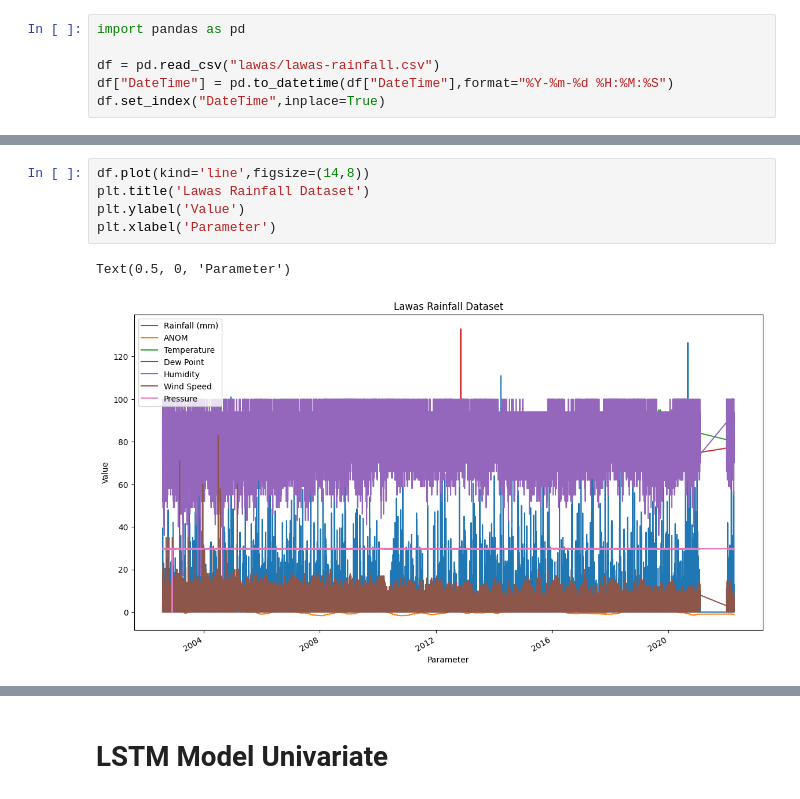
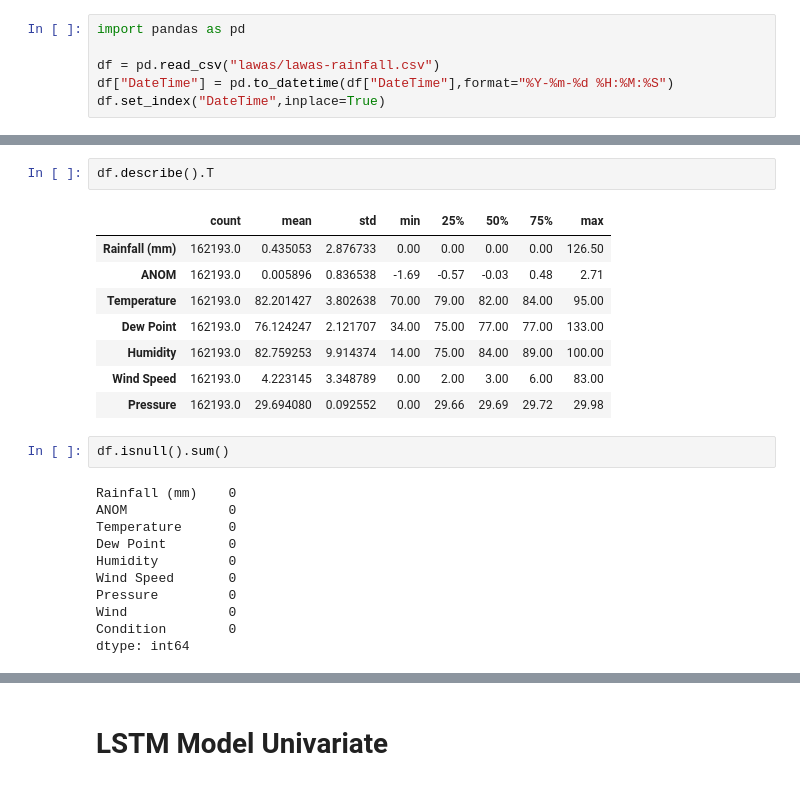
Before and after one commit to farisawal/lstm-rainfall, a Jupyter notebook: model.ipynb, the cells around one changed output, grey strips where cells are left out. Saved outputs shown, nothing was run; the diff lists cells and outputs as text.

```diff
--- a/model.ipynb
+++ b/model.ipynb
@@ -39,8 +42,24 @@ plt.show()
-# %%
-df.plot(kind='line',figsize=(14,8))
-plt.title('Lawas Rainfall Dataset')
-plt.ylabel('Value')
-plt.xlabel('Parameter')
-# %% [output]
-Text(0.5, 0, 'Parameter')
-[figure, removed]
+# %%
+df.describe().T
+# %% [output]
+|  | count | mean | std | min | 25% | 50% | 75% | max |
+| Rainfall (mm) | 162193.0 | 0.435053 | 2.876733 | 0.00 | 0.00 | 0.00 | 0.00 | 126.50 |
+| ANOM | 162193.0 | 0.005896 | 0.836538 | -1.69 | -0.57 | -0.03 | 0.48 | 2.71 |
+| Temperature | 162193.0 | 82.201427 | 3.802638 | 70.00 | 79.00 | 82.00 | 84.00 | 95.00 |
+| Dew Point | 162193.0 | 76.124247 | 2.121707 | 34.00 | 75.00 | 77.00 | 77.00 | 133.00 |
+| Humidity | 162193.0 | 82.759253 | 9.914374 | 14.00 | 75.00 | 84.00 | 89.00 | 100.00 |
+| Wind Speed | 162193.0 | 4.223145 | 3.348789 | 0.00 | 2.00 | 3.00 | 6.00 | 83.00 |
+| Pressure | 162193.0 | 29.694080 | 0.092552 | 0.00 | 29.66 | 29.69 | 29.72 | 29.98 |
+# %%
+df.isnull().sum()
+# %% [output]
+Rainfall (mm)    0
+ANOM             0
+Temperature      0
+Dew Point        0
+Humidity         0
+Wind Speed       0
+Pressure         0
+Wind             0
+Condition        0
+dtype: int64
```
Also changed, not shown: parts of 5 cells of this notebook, 5 other files.
